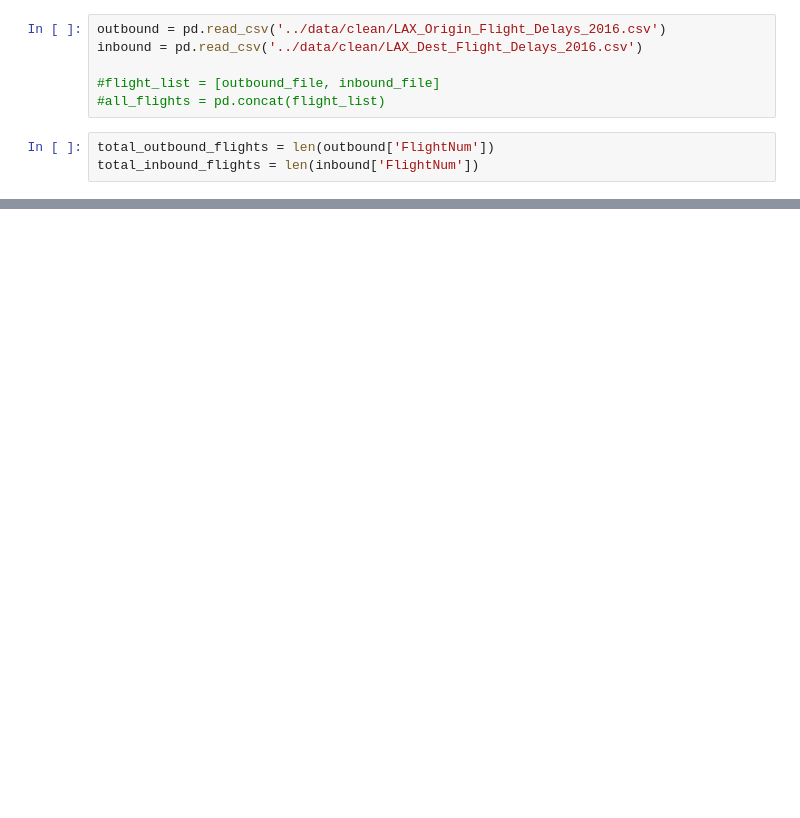
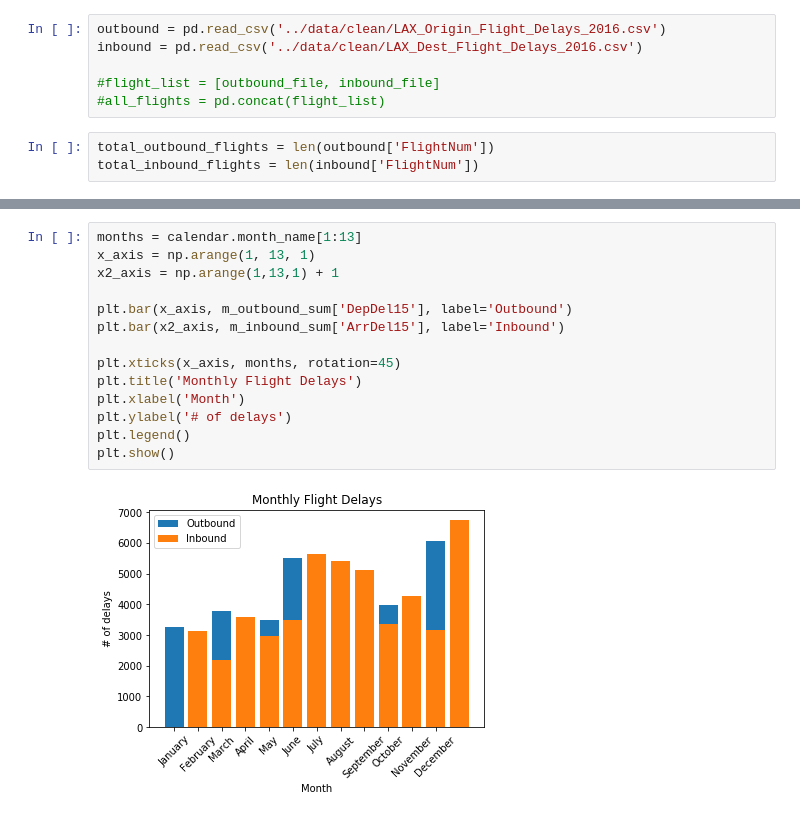
Before and after one commit to phoessel/Analysis-of-DFW-Flight-Delays, a Jupyter notebook: month-frequency/month-freq.ipynb, the cells around one changed output, grey strips where cells are left out. Cells and saved outputs as stored; diff of their text form; blank space fills up the shorter version.

```diff
--- a/month-frequency/month-freq.ipynb
+++ b/month-frequency/month-freq.ipynb
@@ -38,0 +75,16 @@ Name: DepDel15, dtype: float64
+# %%
+months = calendar.month_name[1:13]
+x_axis = np.arange(1, 13, 1)
+x2_axis = np.arange(1,13,1) + 1
+
+plt.bar(x_axis, m_outbound_sum['DepDel15'], label='Outbound')
+plt.bar(x2_axis, m_inbound_sum['ArrDel15'], label='Inbound')
+
+plt.xticks(x_axis, months, rotation=45)
+plt.title('Monthly Flight Delays')
+plt.xlabel('Month')
+plt.ylabel('# of delays')
+plt.legend()
+plt.show()
+# %% [output]
+[figure, added]
```
Also changed, not shown: parts of 6 cells of this notebook.
